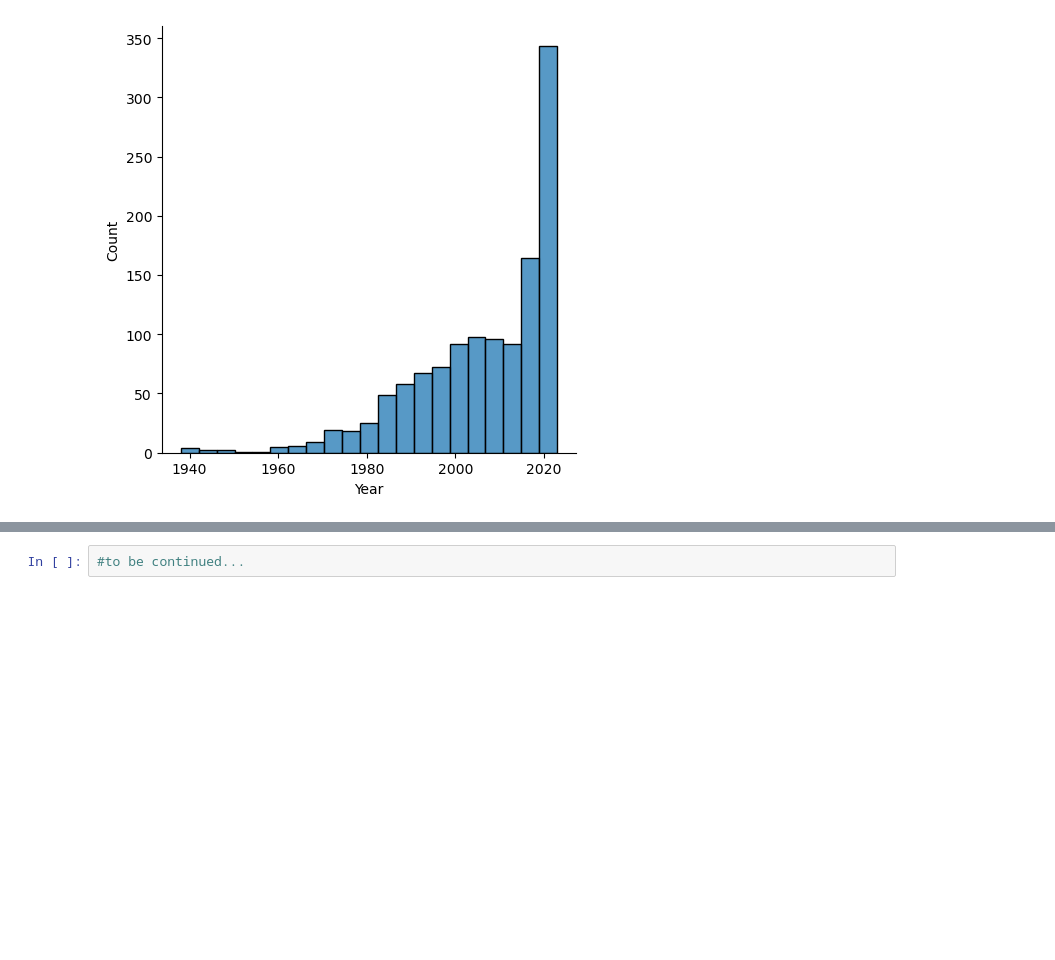
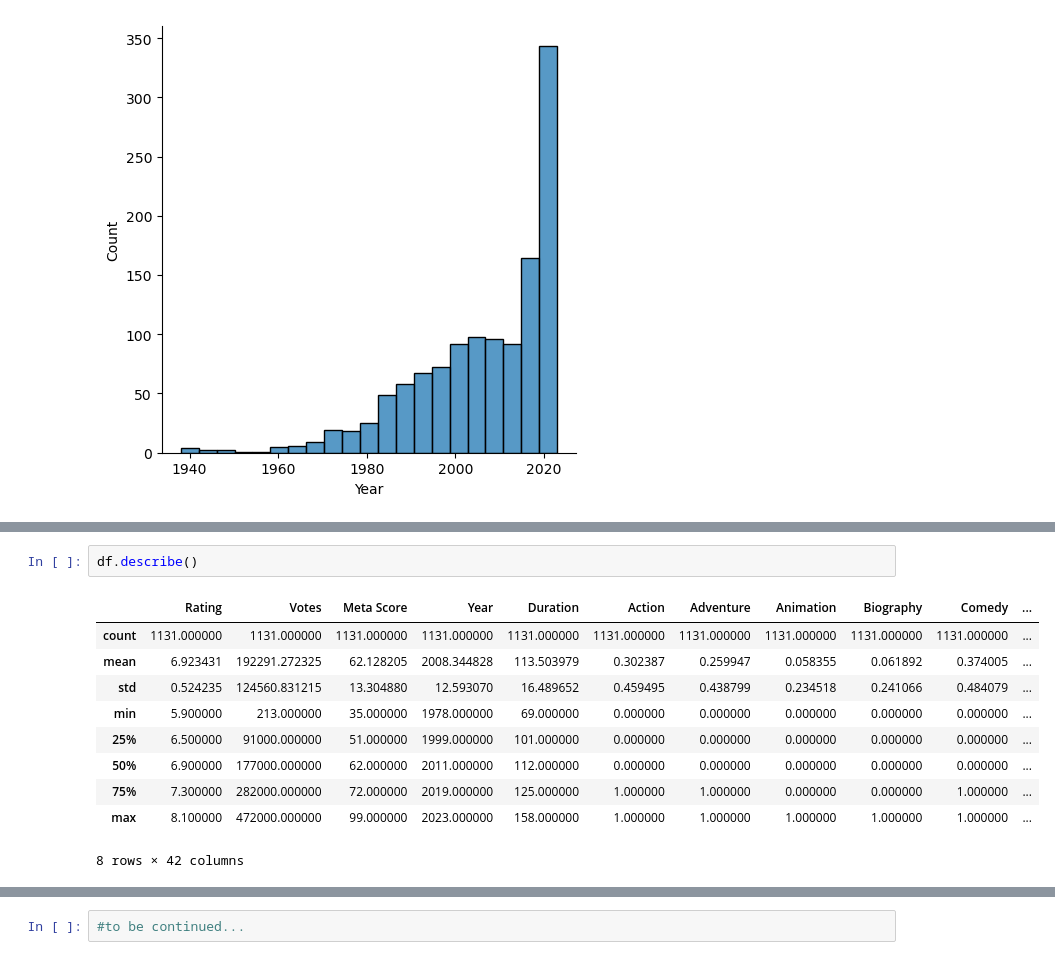
Before and after one commit to crypt0kitik/Introduction-to-Machine-Learning-Methods, a Jupyter notebook: Exercise1_LinearRegression/Linear_regresssion.ipynb, the cells around one changed output, grey strips where cells are left out. Drawn from its saved outputs; the diff is of its cells as text; blank space fills up the shorter version.

```diff
--- a/Exercise1_LinearRegression/Linear_regresssion.ipynb
+++ b/Exercise1_LinearRegression/Linear_regresssion.ipynb
@@ -370,0 +401,13 @@ sns.displot(df, x="Year")
+# %%
+df.describe()
+# %% [output]
+|  | Rating | Votes | Meta Score | Year | Duration | Action | Adventure | Animation | Biography | Comedy | ... |
+| count | 1131.000000 | 1131.000000 | 1131.000000 | 1131.000000 | 1131.000000 | 1131.000000 | 1131.000000 | 1131.000000 | 1131.000000 | 1131.000000 | ... |
+| mean | 6.923431 | 192291.272325 | 62.128205 | 2008.344828 | 113.503979 | 0.302387 | 0.259947 | 0.058355 | 0.061892 | 0.374005 | ... |
+| std | 0.524235 | 124560.831215 | 13.304880 | 12.593070 | 16.489652 | 0.459495 | 0.438799 | 0.234518 | 0.241066 | 0.484079 | ... |
+| min | 5.900000 | 213.000000 | 35.000000 | 1978.000000 | 69.000000 | 0.000000 | 0.000000 | 0.000000 | 0.000000 | 0.000000 | ... |
+| 25% | 6.500000 | 91000.000000 | 51.000000 | 1999.000000 | 101.000000 | 0.000000 | 0.000000 | 0.000000 | 0.000000 | 0.000000 | ... |
+| 50% | 6.900000 | 177000.000000 | 62.000000 | 2011.000000 | 112.000000 | 0.000000 | 0.000000 | 0.000000 | 0.000000 | 0.000000 | ... |
+| 75% | 7.300000 | 282000.000000 | 72.000000 | 2019.000000 | 125.000000 | 1.000000 | 1.000000 | 0.000000 | 0.000000 | 1.000000 | ... |
+| max | 8.100000 | 472000.000000 | 99.000000 | 2023.000000 | 158.000000 | 1.000000 | 1.000000 | 1.000000 | 1.000000 | 1.000000 | ... |
+8 rows × 42 columns
```
Also changed, not shown: parts of 8 cells of this notebook.
